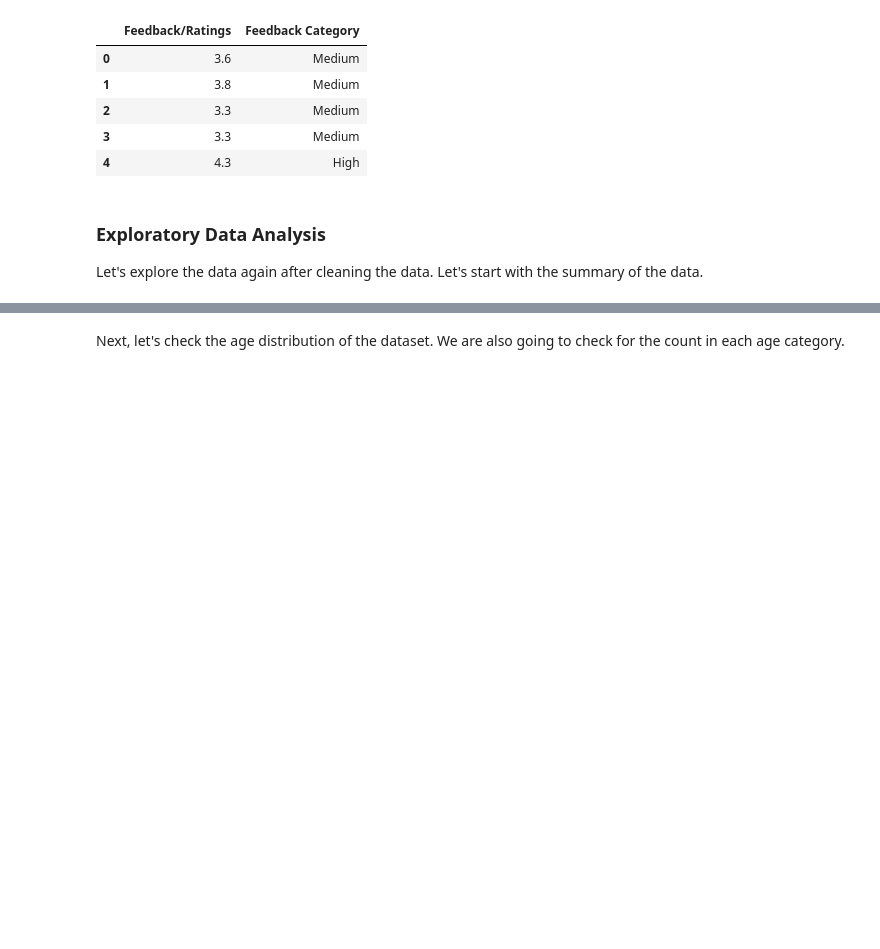
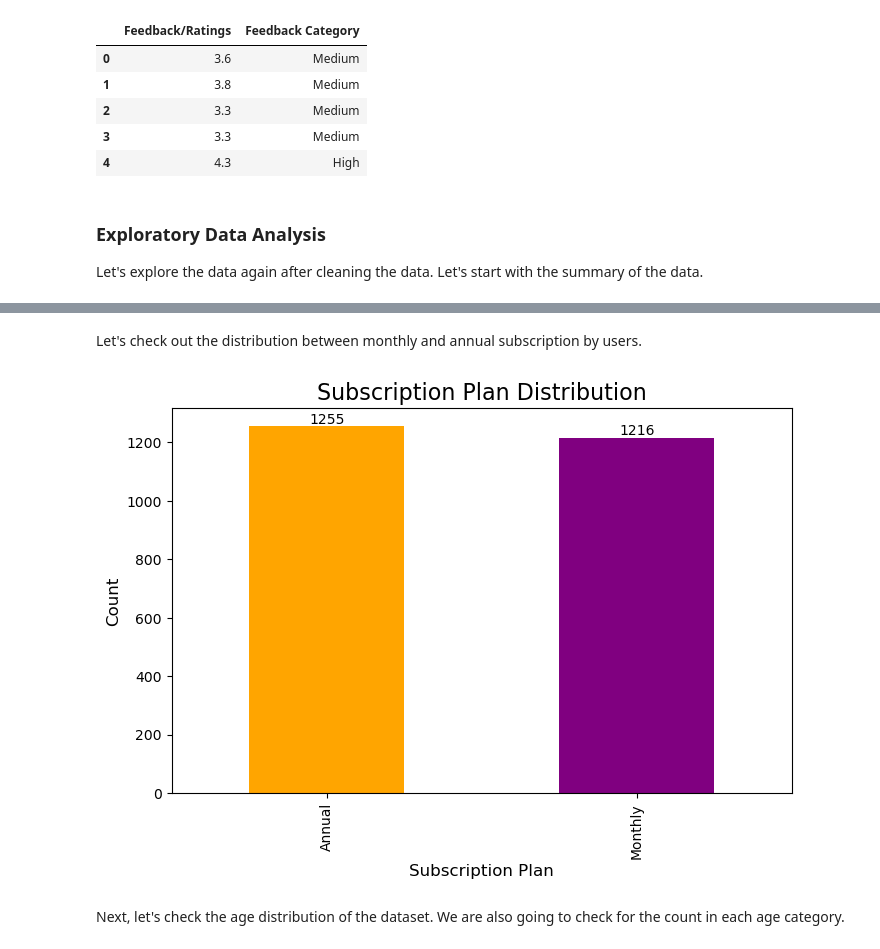
Before and after one commit to keattt0330/Data-Mining, a Jupyter notebook: assignment.ipynb, the cells around one changed output, grey strips where cells are left out. Drawn from its saved outputs; the diff is of its cells as text; code cells hidden in the pictures; blank space fills up the shorter version.

Commit message:
Added Subscription Plan Distribution

```diff
--- a/assignment.ipynb
+++ b/assignment.ipynb
@@ -243,6 +243,23 @@ Categorical Data Statistics:
 | unique | 2429 | 2453 | 2432 | 2 | 2244 | 2 | 3 | ... |
 | top | Michael Smith | njohnson@example.org | scott11 | Male | East Robert | Annual | Mastercard | ... |
 | freq | 3 | 2 | 3 | 1245 | 5 | 1255 | 850 | ... |
+# %% [markdown]
+Let's check out the distribution between monthly and annual subscription by users.
+# %%
+ax = Amazon_Prime['Subscription Plan'].value_counts().plot(
+	kind='bar',
+	color=['orange', 'purple'],
+	figsize=(8,5),
+	legend=False
+)
+for container in ax.containers:
+	ax.bar_label(container, label_type='edge')
+plt.title('Subscription Plan Distribution', fontsize=16)
+plt.xlabel('Subscription Plan', fontsize=12)
+plt.ylabel('Count', fontsize=12)
+plt.show()
+# %% [output]
+[figure, added]
 # %% [markdown]
 Next, let's check the age distribution of the dataset. We are also going to check for the count in each age category.
 # %%
```
Also changed, not shown: parts of 2 cells of this notebook.
